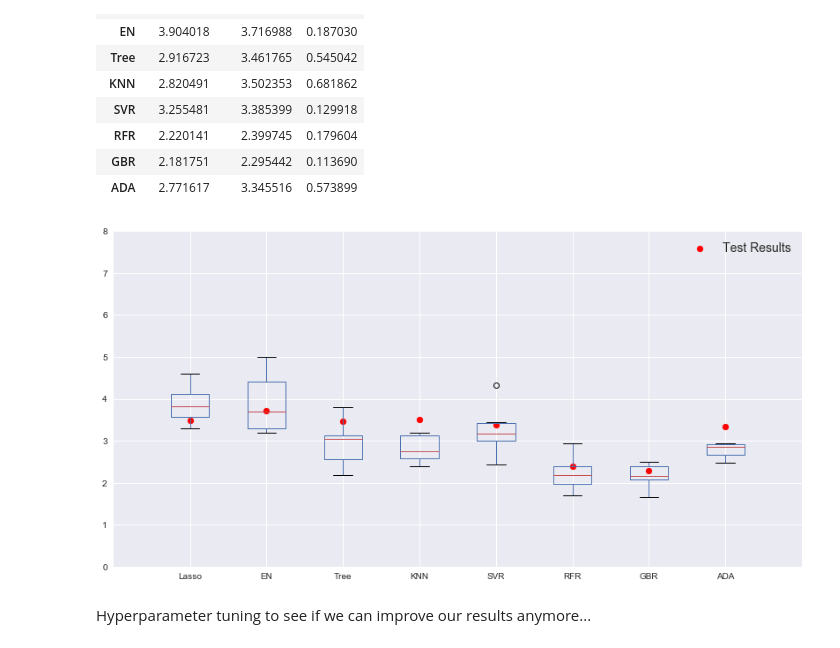
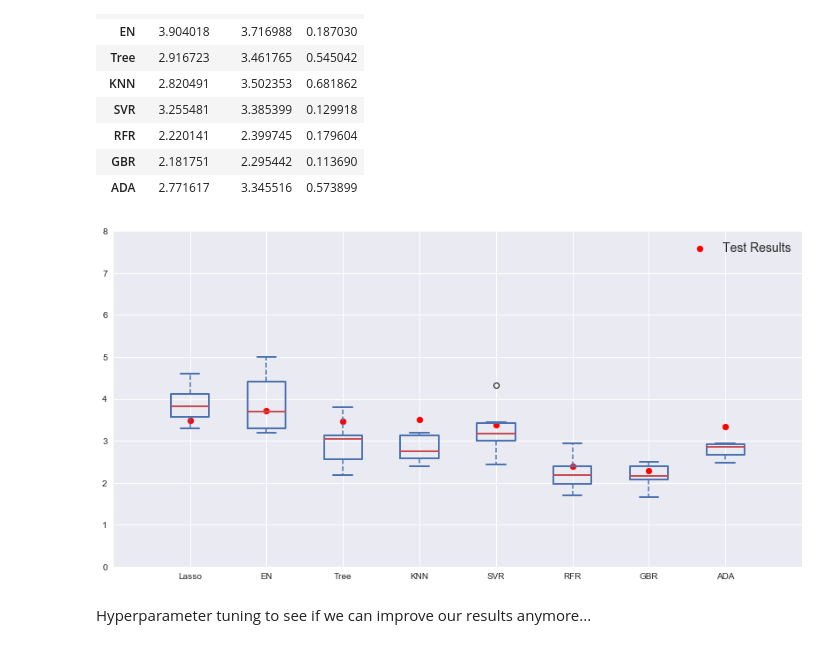
Before and after one commit to dominic-m/Data-Science-and-Machine-Learning-Portfolio, a Jupyter notebook: Boston Housing.ipynb, the cells around one changed output. Drawn from its saved outputs; the diff is of its cells as text; code cells hidden in the pictures.

```diff
--- a/Boston Housing.ipynb
+++ b/Boston Housing.ipynb
@@ -275,14 +328,15 @@ comparison
 | GBR | 2.181751 | 2.295442 | 0.113690 |
 | ADA | 2.771617 | 3.345516 | 0.573899 |
 # %%
-cv_results.T.boxplot()
+cv_results.T.boxplot(boxprops = dict(lw = 2.0), medianprops = dict(lw = 2.0),
+                     whiskerprops = dict(lw = 1.5, ls = '--'), capprops = dict(lw = 2.0, color = sns.color_palette()[0]))
 plt.scatter(x = range(1,9), y = results['MAE'].values, color = 'red', label = 'Test Results')
 plt.xticks(ticks = range(1,9), labels = labels)
 plt.legend(fontsize = 14)
 plt.xlim(0, 9)
 plt.ylim(0, 8);
 # %% [output]
-[figure, old version]
+[figure, new version]
 # %% [markdown]
 Hyperparameter tuning to see if we can improve our results anymore...
 # %%
```
Also changed, not shown: parts of 44 cells of this notebook.
